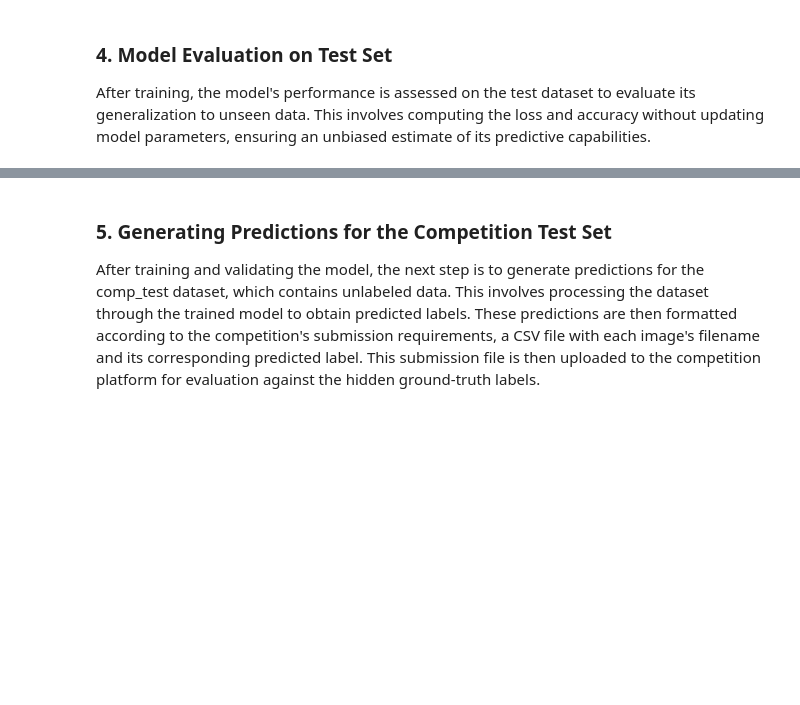
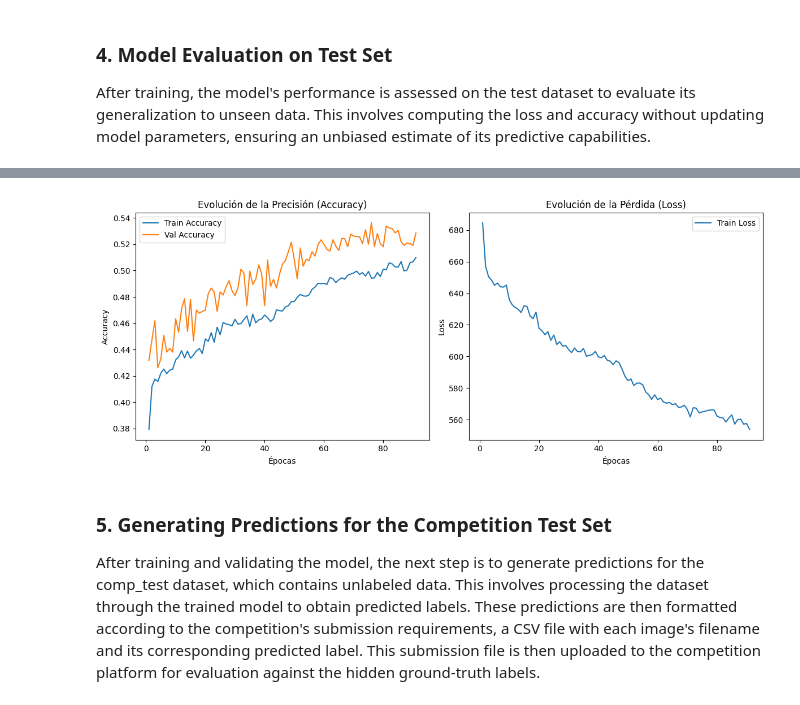
Before and after one commit to JuanmaFl/DL-Competition01, a Jupyter notebook: dl-competition01.ipynb, the cells around one changed output, grey strips where cells are left out. Drawn from its saved outputs; the diff is of its cells as text; code cells hidden in the pictures; blank space fills up the shorter version.

```diff
--- a/dl-competition01.ipynb
+++ b/dl-competition01.ipynb
@@ -487,3 +519,29 @@ Accuracy Final: 64.00%
+# %%
+import matplotlib.pyplot as plt
+
+actual_epochs = len(train_accuracies)
+
+plt.figure(figsize=(12, 5))
+
+plt.subplot(1, 2, 1)
+plt.plot(range(1, actual_epochs + 1), train_accuracies, label='Train Accuracy')
+plt.plot(range(1, actual_epochs + 1), val_accuracies, label='Val Accuracy')
+plt.title('Evolución de la Precisión (Accuracy)')
+plt.xlabel('Épocas')
+plt.ylabel('Accuracy')
+plt.legend()
+
+plt.subplot(1, 2, 2)
+plt.plot(range(1, actual_epochs + 1), train_losses, label='Train Loss')
+plt.title('Evolución de la Pérdida (Loss)')
+plt.xlabel('Épocas')
+plt.ylabel('Loss')
+plt.legend()
+
+plt.tight_layout()
+plt.show()
+# %% [output]
+[figure, added]
 # %% [markdown]
 ### **5. Generating Predictions for the Competition Test Set**
 
```
Also changed, not shown: parts of 12 cells of this notebook, 2 other files.
